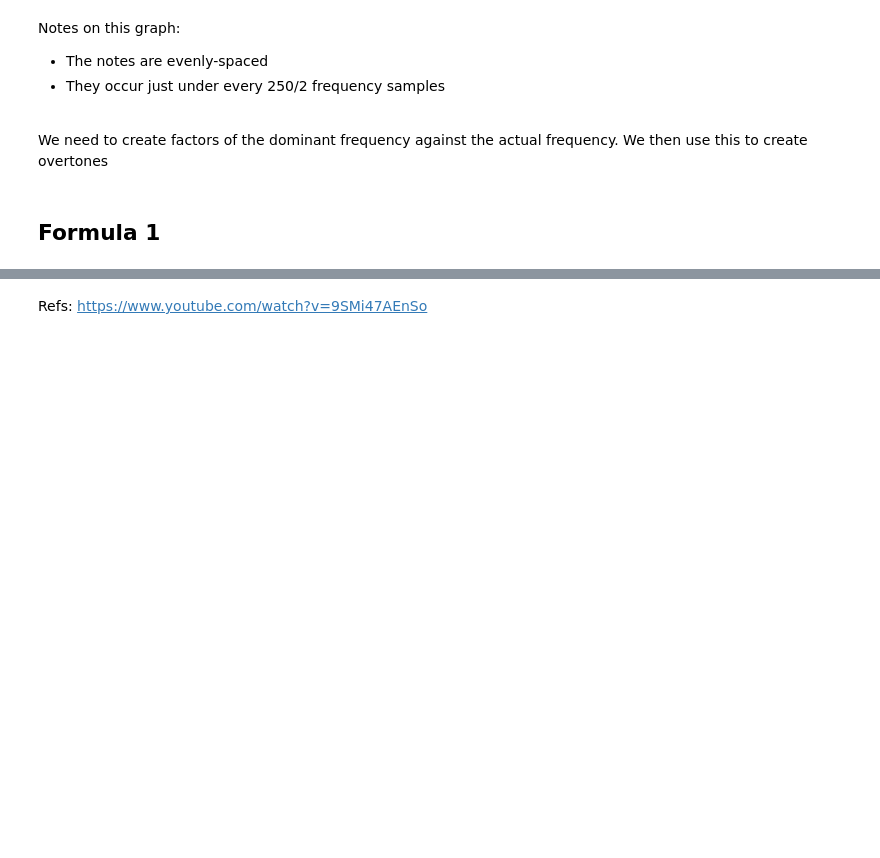
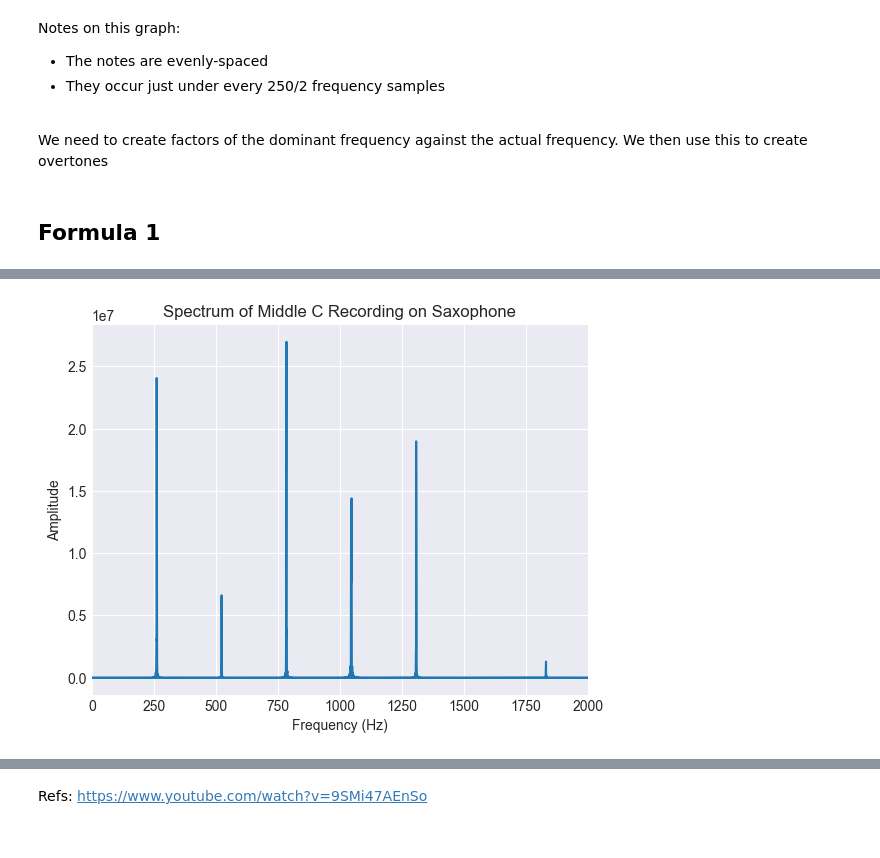
Before and after one commit to boriakinola01/Speech_Audio, a Jupyter notebook: Analysis.ipynb, the cells around one changed output, grey strips where cells are left out. Cells and saved outputs as stored; diff of their text form; code cells hidden in the pictures; blank space fills up the shorter version.

```diff
--- a/Analysis.ipynb
+++ b/Analysis.ipynb
@@ -114,4 +114,4 @@ ipd.Audio(sax_note_with_overtones, rate=sax_sample_rate, normalize=True)
 # %% [output]
 [interactive output not drawn]
 # %%
-sax_note_with_adsr = apply_adsr_envelope(sax_note_with_overtones, sample_rate, 0.1, 0.3, 0.7, 0.6)
+sax_note_with_adsr = apply_adsr_envelope(sax_note_with_overtones, sax_sample_rate, 0.2, 0.3, 0.7, 0.6)
@@ -129,0 +132,14 @@ plt.grid()
+# %%
+t = np.arange(sax_note_with_adsr.shape[0])
+freq = np.fft.fftfreq(t.shape[-1]) * sax_sample_rate
+sp = np.fft.fft(sax_note_with_adsr)
+# %%
+# Plot spectrum
+plt.plot(freq, abs(sp.real))
+plt.xlabel('Frequency (Hz)')
+plt.ylabel('Amplitude')
+plt.title('Spectrum of Middle C Recording on Saxophone')
+plt.xlim((0, 2000))
+plt.grid()
+# %% [output]
+[figure, added]
```
Also changed, not shown: parts of 9 cells of this notebook, 4 other files.
